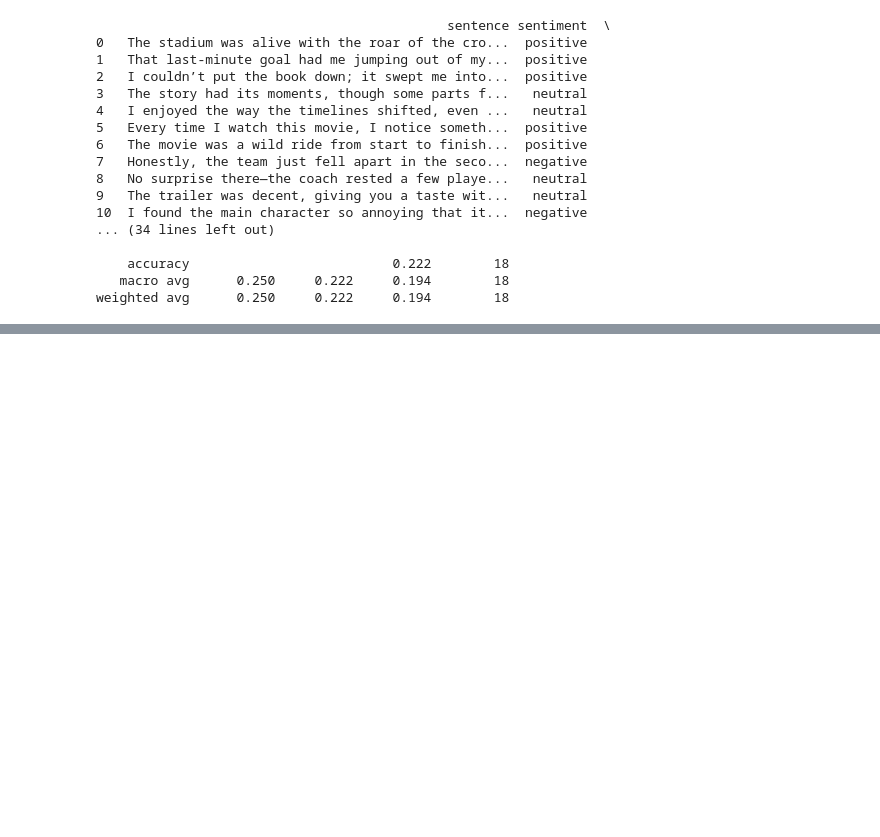
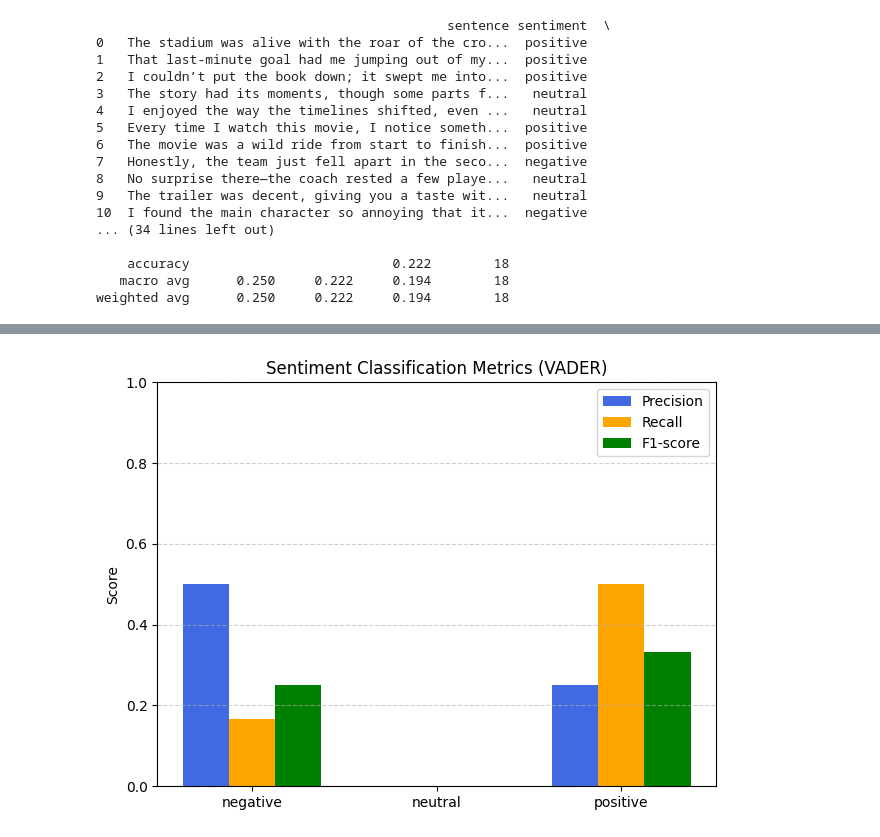
Before and after one commit to sybemelsert/Text_Mining_poster, a Jupyter notebook: Vader_sentiment_ana.ipynb, the cells around one changed output, grey strips where cells are left out. Cells and saved outputs as stored; diff of their text form; code cells hidden in the pictures; blank space fills up the shorter version.

```diff
--- a/Vader_sentiment_ana.ipynb
+++ b/Vader_sentiment_ana.ipynb
@@ -56,0 +87,36 @@ weighted avg      0.250     0.222     0.194        18
+# %%
+import matplotlib.pyplot as plt
+import numpy as np
+from sklearn.metrics import classification_report
+
+# Generate the classification report as a dictionary
+report = classification_report(df["sentiment"], df["predicted_sentiment"], output_dict=True)
+
+# Select only actual class labels (not 'accuracy' or 'avg')
+labels = [label for label in report if label not in ['accuracy', 'macro avg', 'weighted avg']]
+
+# Extract precision, recall, f1 for each label
+precision = [report[label]['precision'] for label in labels]
+recall = [report[label]['recall'] for label in labels]
+f1 = [report[label]['f1-score'] for label in labels]
+
+# X-axis positions
+x = np.arange(len(labels))
+width = 0.25  # width of each bar
+
+# Plot
+plt.bar(x - width, precision, width, label='Precision', color='royalblue')
+plt.bar(x, recall, width, label='Recall', color='orange')
+plt.bar(x + width, f1, width, label='F1-score', color='green')
+
+# Add labels and legend
+plt.xticks(x, labels)
+plt.ylim(0, 1)
+plt.ylabel("Score")
+plt.title("Sentiment Classification Metrics (VADER)")
+plt.legend()
+plt.grid(axis='y', linestyle='--', alpha=0.6)
+plt.tight_layout()
+plt.show()
+# %% [output]
+[figure, added]
```
Also changed, not shown: parts of 2 cells of this notebook, 1 other file.
